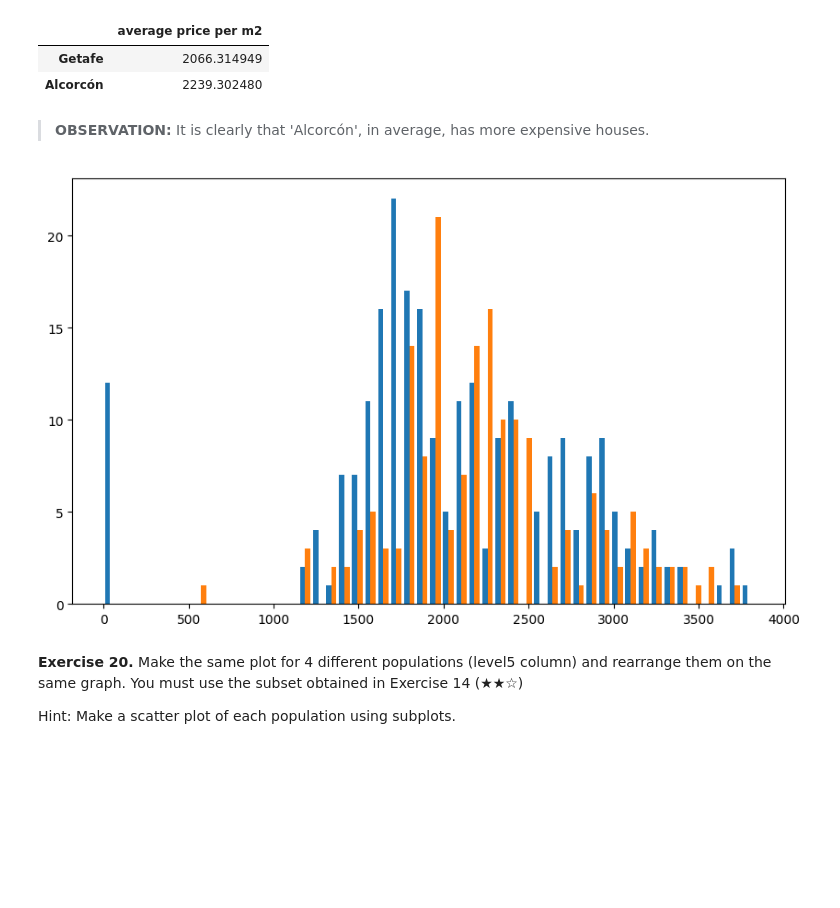
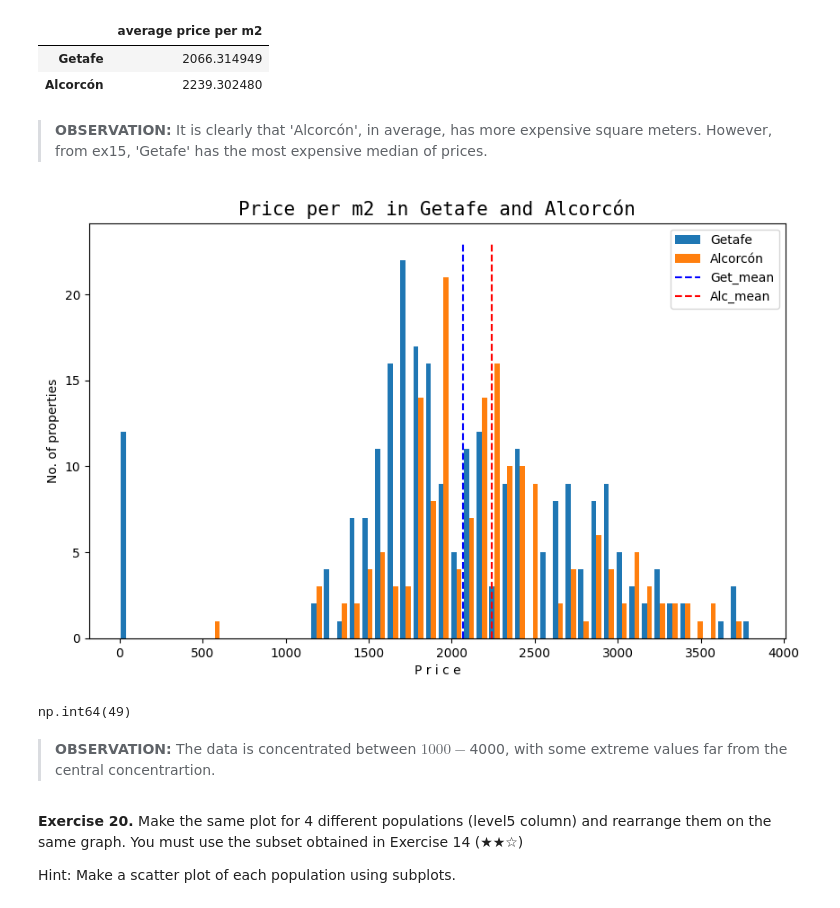
Before and after one commit to Caavlier/Proyect-RealState, a Jupyter notebook: Real_Estate_Clean_Up_Project_0.ipynb, the cells around one changed output. Drawn from its saved outputs; the diff is of its cells as text; code cells hidden in the pictures; blank space fills up the shorter version.

```diff
--- a/Real_Estate_Clean_Up_Project_0.ipynb
+++ b/Real_Estate_Clean_Up_Project_0.ipynb
@@ -847,18 +847,35 @@ Populations:
 | Getafe | 2066.314949 |
 | Alcorcón | 2239.302480 |
 # %% [markdown]
-> **OBSERVATION:** It is clearly that 'Alcorcón', in average, has more expensive houses.
+> **OBSERVATION:** It is clearly that 'Alcorcón', in average, has more expensive square meters. However, from ex15, 'Getafe' has the most expensive median of prices.
-# %%
-# DataFrames for 'Getafe' and 'Alcorcón'
-Get = pps[0]
-Alc = pps[1]
-
-data = [Get['price_per_m2'], Alc['price_per_m2']]
-plt.figure(figsize=(10,6))
-plt.hist(data, bins=50)
-plt.show()
-# %% [output]
-[figure, removed]
+# %%
+# DataFrames for 'Getafe' and 'Alcorcón'
+Get = pps[0]
+Alc = pps[1]
+Get_mean = pps_average['Getafe']
+Alc_mean = pps_average['Alcorcón']
+
+# Plots
+data = [Get['price_per_m2'], Alc['price_per_m2']]
+plt.figure(figsize=(10,6))
+plt.hist(data, bins=50, label=populations) # Histogram price/m2
+plt.plot([Get_mean,Get_mean],[0,23], '--b', linewidth=1.5, label='Get_mean')
+plt.plot([Alc_mean,Alc_mean],[0,23], '--r', linewidth=1.5, label='Alc_mean')
+
+# Legends
+plt.title("Price per m2 in Getafe and Alcorcón", fontsize=15, fontfamily='monospace')
+plt.xlabel("P r i c e")
+plt.ylabel("No. of properties")
+plt.legend()
+plt.show()
+
+# OBS. NaN values are ignored and not included in any of the bins
+Get['surface'].isna().sum() # Number of NaN values
+# %% [output]
+[figure, added]
+np.int64(49)
+# %% [markdown]
+> **OBSERVATION:** The data is concentrated between $1000-$4000, with some extreme values far from the central concentrartion.
 # %% [markdown]
 **Exercise 20.** Make the same plot for 4 different populations (level5 column) and rearrange them on the same graph. You must use the subset obtained in Exercise 14 (★★☆)
 
```
Also changed, not shown: parts of 4 cells of this notebook.
